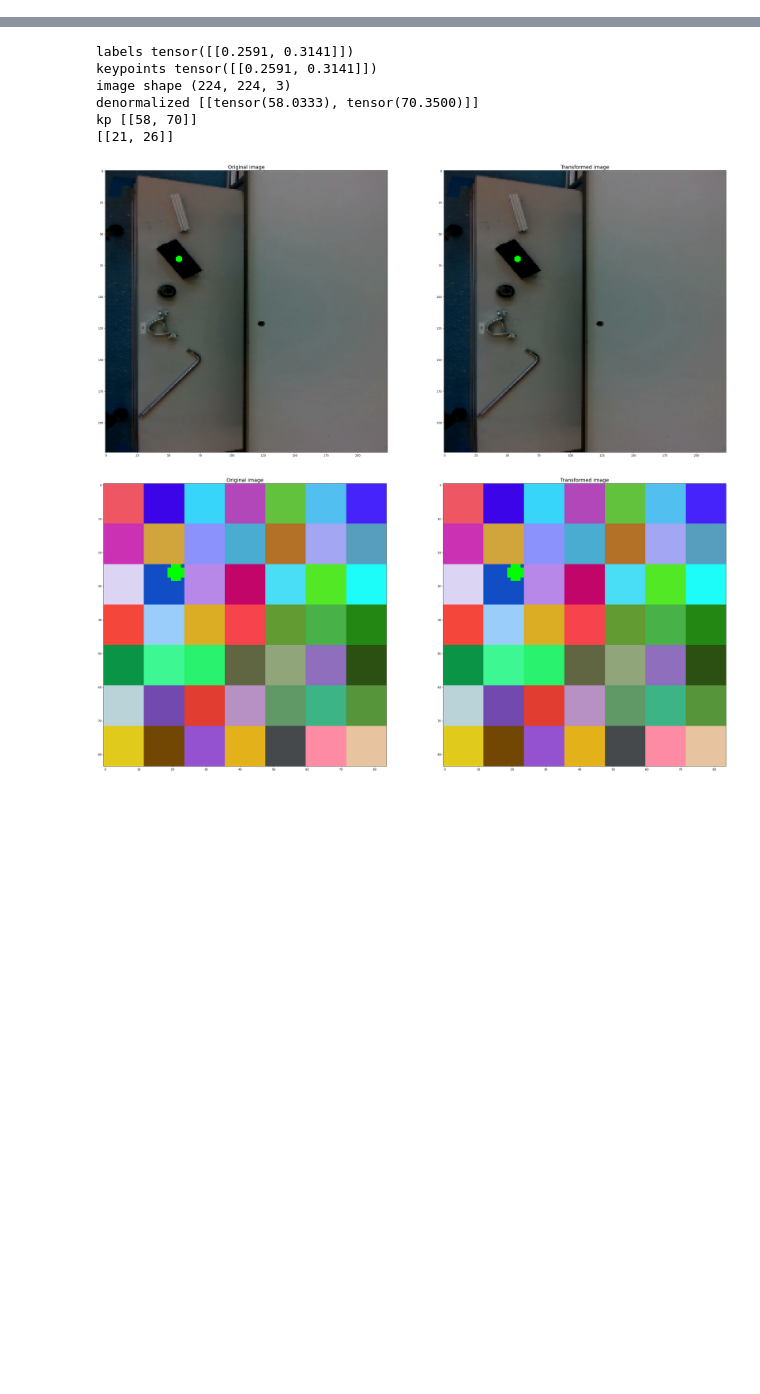
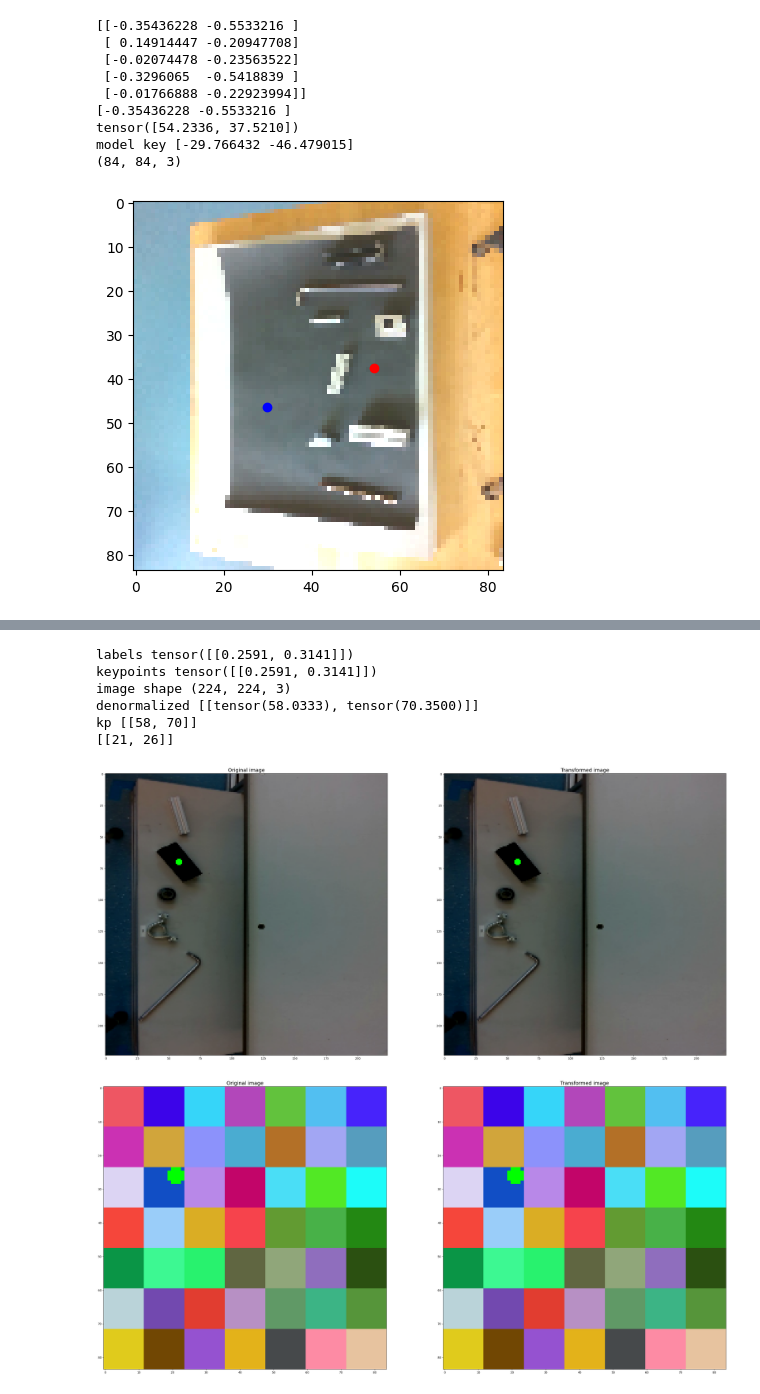
Before and after one commit to RnDProjectsDeebul/GokulKrishnaRnD, a Jupyter notebook: src/scripts/rnd_resnet50_key_train_draft1.ipynb, the cells around one changed output, grey strips where cells are left out. Saved outputs shown, nothing was run; the diff lists cells and outputs as text; code cells hidden in the pictures; blank space fills up the shorter version.

```diff
--- a/src/scripts/rnd_resnet50_key_train_draft1.ipynb
+++ b/src/scripts/rnd_resnet50_key_train_draft1.ipynb
@@ -29,7 +29,7 @@ def train_transform():
     return A.Compose([
         A.Sequential([
             # A.RandomCrop(width=640, height=480),
-            A.Resize(width=224, height=224),
+            A.Resize(width=84, height=84),
             A.RandomRotate90(p=1),
             A.RandomBrightnessContrast(brightness_limit=0.3, contrast_limit=0.3, brightness_by_max=True, always_apply=False, p=1), # Random change of brightness & contrast
         ], p=1),
@@ -63,6 +63,12 @@ def denormalize_keypoints(keypoints, width, height):
     for x, y in keypoints:
         denormalized_keypoints.append([x*width, y*height])
     return denormalized_keypoints
+
+def dk(keypoints, width, height):
+    denormalized_keypoints = []
+    # for x, y in keypoints:
+    denormalized_keypoints.append([keypoints[0]*width, keypoints[1]*height])
+    return denormalized_keypoints
 # %%
 class DownsampleCNN(nn.Module):
     def __init__(self):
@@ -354,0 +425,4 @@ Epoch 50/50, Loss: 0.03440948606370703
+# %%
+images_val, keypoints_val = val_model(model, criterion, optimizer, train_loader, valid_loader, num_epochs=75)
+print('images_val = ', images_val[0][0].shape)
+# val_accuracy = val_model(model, criterion, optimizer, train_loader, valid_loader, num_epochs=75)
@@ -355 +447,34 @@ Epoch 50/50, Loss: 0.03440948606370703
+# %%
+img_size = 84
+kp = keypoints_val[0].reshape(-1, 2)
+print(np.array(kp))
+print(np.array(kp[0]))
+
+denormalized_keypoints = ((kp[0] + 1) * img_size)
+# denormalized_keypoints = [52, 40]
+print(denormalized_keypoints)
+
+dky = np.array(dk(kp[0],84,84))
+print("model key",dky[0])
+pic = (images_val[0][0].permute(1,2,0).detach().numpy() * 255).astype(np.uint8)
+print(pic.shape)
+fig, ax = plt.subplots()
+
+ax.imshow(pic)
+
+ax.plot(denormalized_keypoints[0], denormalized_keypoints[1], 'ro')
+ax.plot(dky[0][0], dky[0][1], 'bo')
+
+plt.show()
+# %% [output]
+[[-0.35436228 -0.5533216 ]
+ [ 0.14914447 -0.20947708]
+ [-0.02074478 -0.23563522]
+ [-0.3296065  -0.5418839 ]
+ [-0.01766888 -0.22923994]]
+[-0.35436228 -0.5533216 ]
+tensor([54.2336, 37.5210])
+model key [-29.766432 -46.479015]
+(84, 84, 3)
+[figure, added]
 # %%
```
Also changed, not shown: parts of 12 cells of this notebook, 7 other files.
